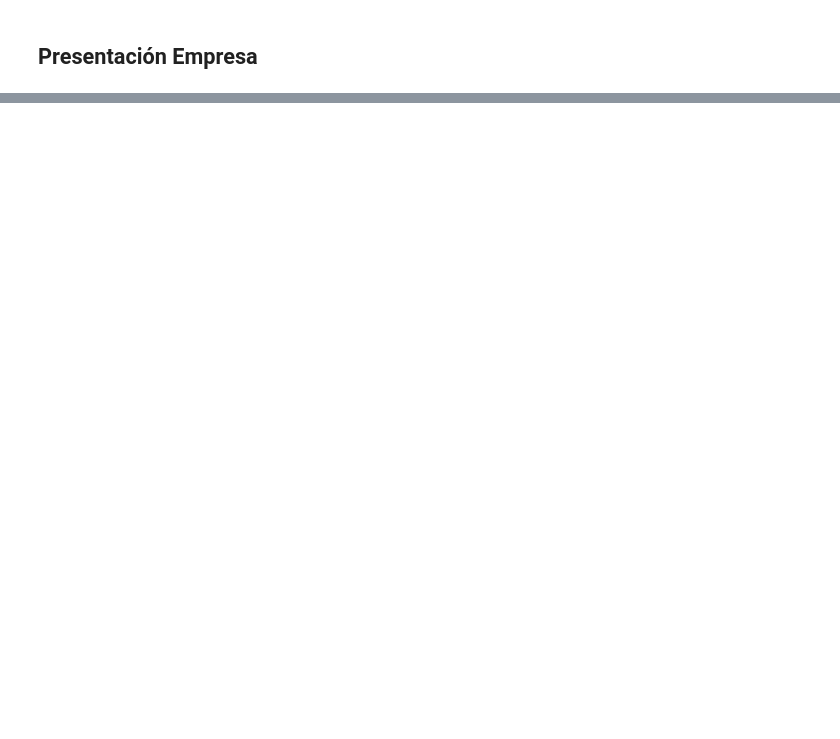
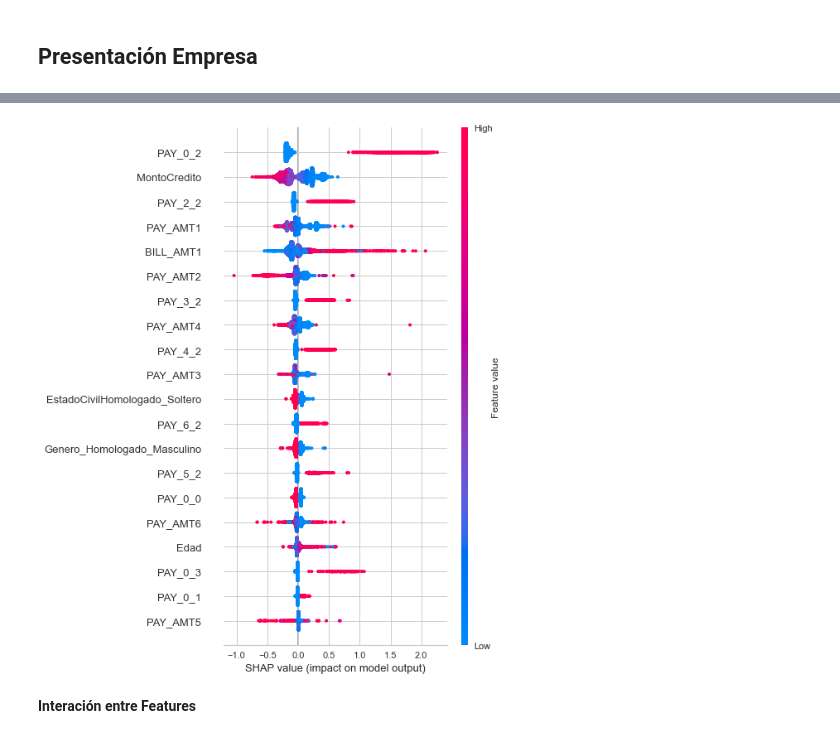
Before and after one commit to Oscar19922017/ModeloCredit2023, a Jupyter notebook: 4_Pycaret.ipynb, the cells around one changed output, grey strips where cells are left out. Drawn from its saved outputs; the diff is of its cells as text; code cells hidden in the pictures; blank space fills up the shorter version.

```diff
--- a/4_Pycaret.ipynb
+++ b/4_Pycaret.ipynb
@@ -353,0 +408,13 @@ with open('ModeloFinalCredit.pkl', 'wb') as file:
+# %%
+pred=ModeloFinal.predict(x_train)
+# %%
+explainer=shap.TreeExplainer(ModeloFinal)
+# %%
+shap_values=explainer.shap_values(x_train)
+# %%
+np.abs(shap_values.sum(1) + explainer.expected_value - pred).max()
+shap.summary_plot(shap_values, x_train)
+# %% [output]
+[figure, added]
+# %% [markdown]
+**Interación entre Features**
```
Also changed, not shown: parts of 76 cells of this notebook, 1 other file.
